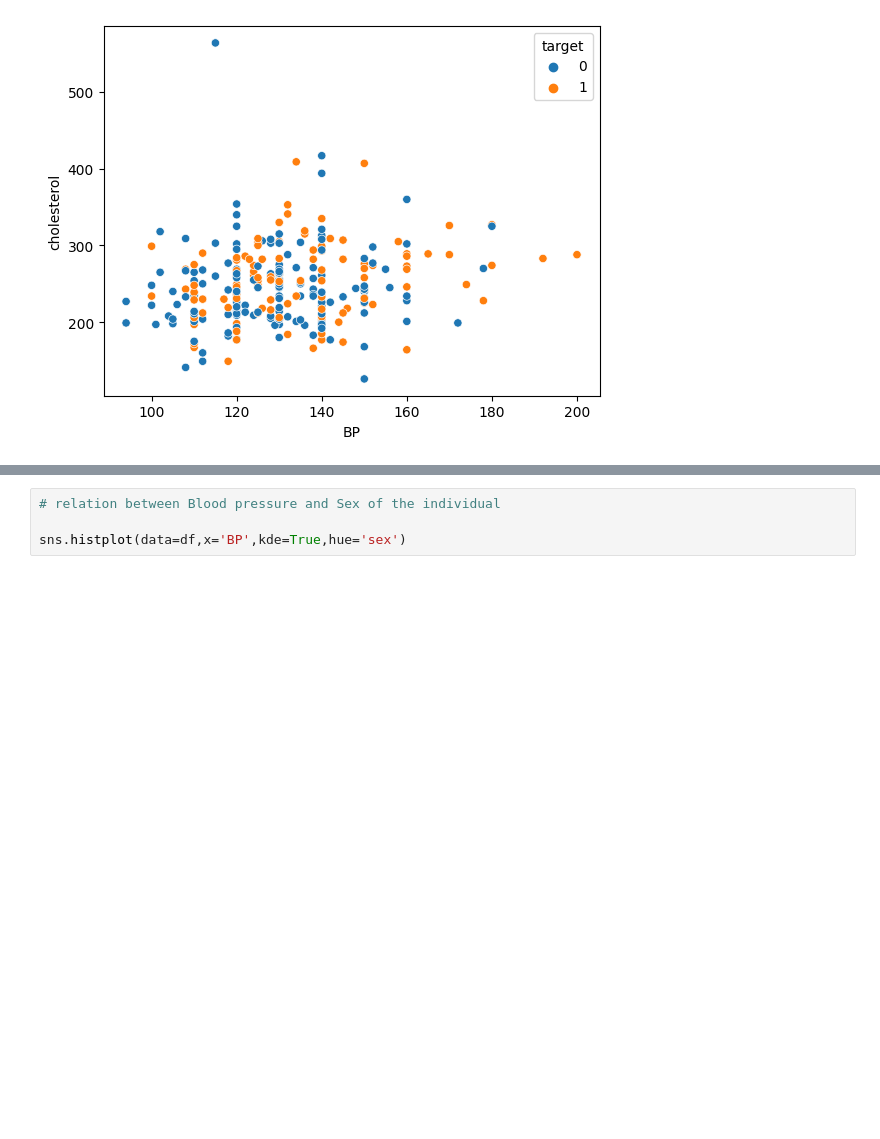
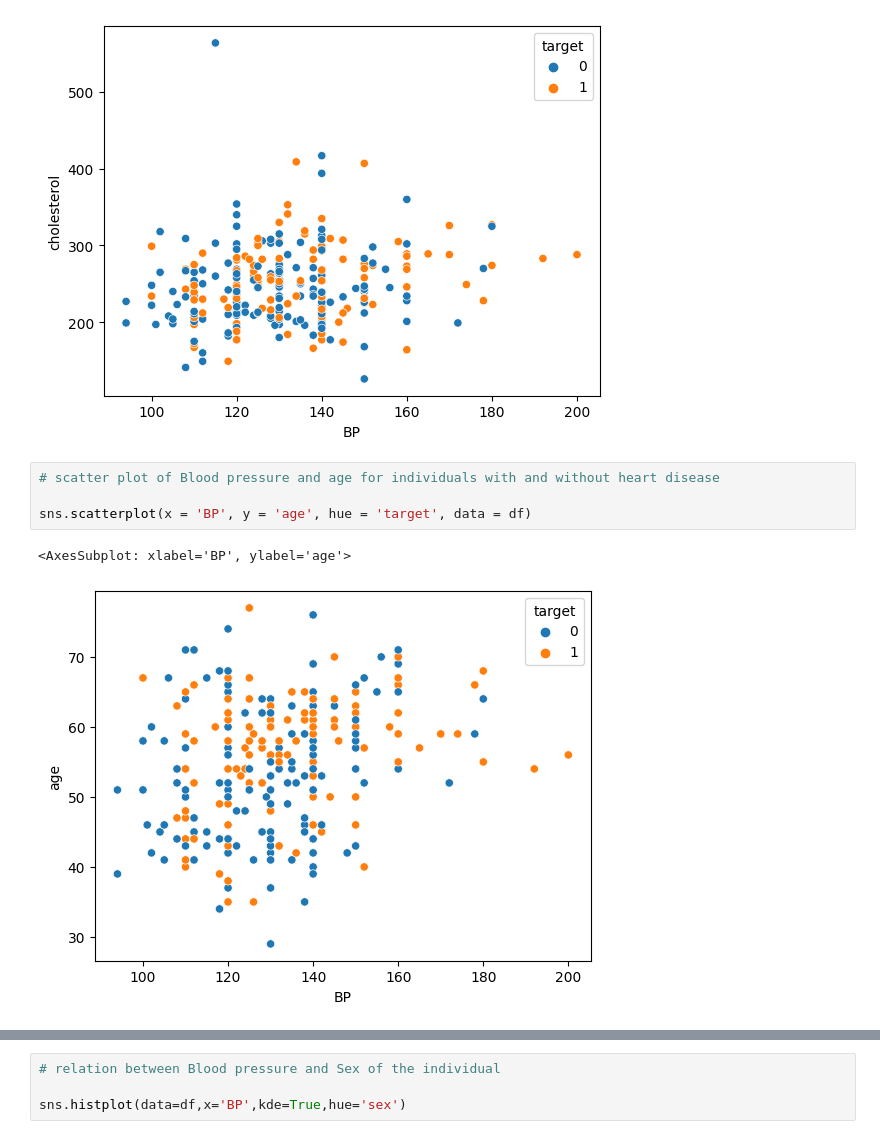
Before and after one commit to Kaushik-2005/K.SriKausik_S2, a Jupyter notebook: ACM_task.ipynb, the cells around one changed output, grey strips where cells are left out. Cells and saved outputs as stored; diff of their text form; blank space fills up the shorter version.

```diff
--- a/ACM_task.ipynb
+++ b/ACM_task.ipynb
@@ -368,3 +356,10 @@ sns.scatterplot(x = 'BP', y = 'cholesterol', hue = 'target', data = df)
 # %% [output]
 <AxesSubplot: xlabel='BP', ylabel='cholesterol'>
 [figure]
+# %%
+# scatter plot of Blood pressure and age for individuals with and without heart disease
+
+sns.scatterplot(x = 'BP', y = 'age', hue = 'target', data = df)
+# %% [output]
+<AxesSubplot: xlabel='BP', ylabel='age'>
+[figure, added]
```
Also changed, not shown: parts of 5 cells of this notebook.
